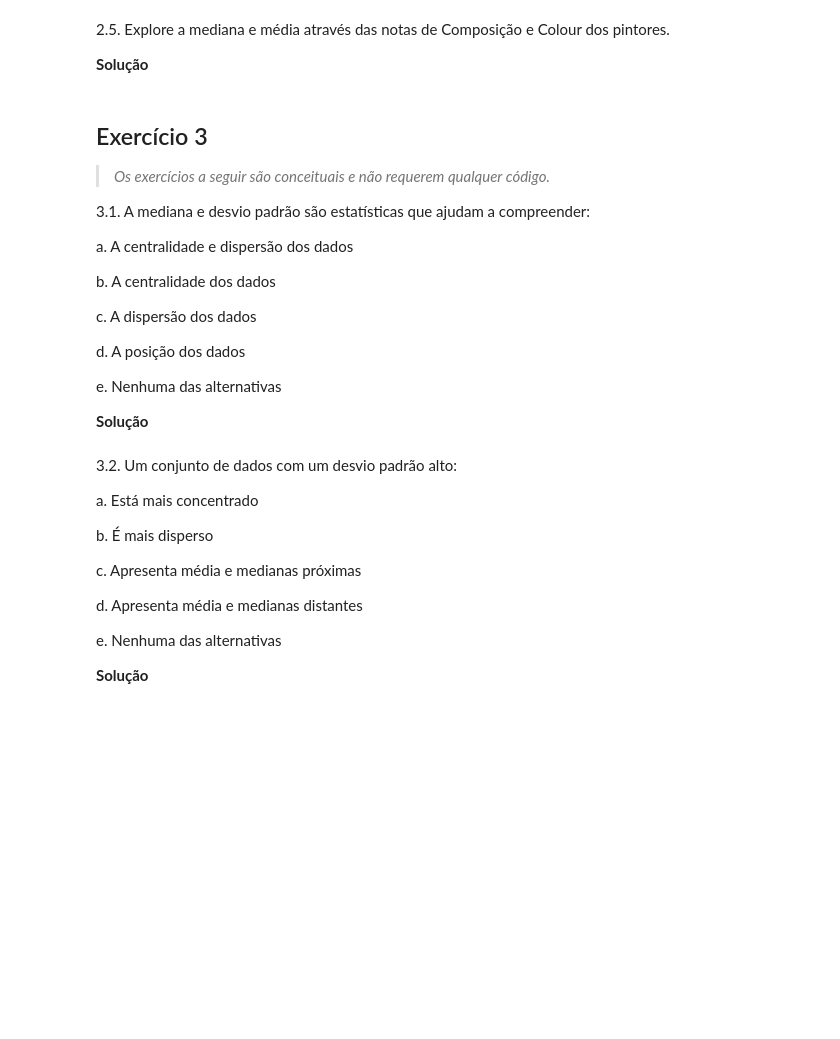
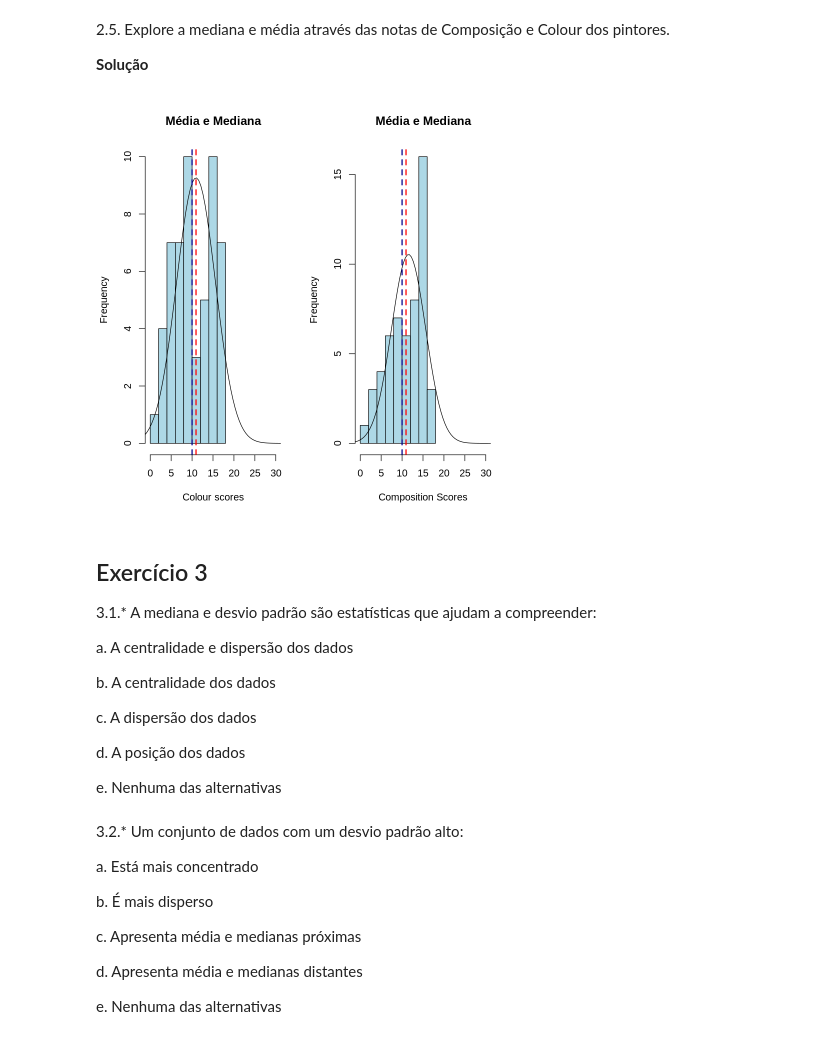
Before and after one commit to Rogerio-mack/Analise_Exploratoria_de_Dados, a Jupyter notebook: AED_3_ex.ipynb, the cells around one changed output. Drawn from its saved outputs; the diff is of its cells as text; code cells hidden in the pictures; blank space fills up the shorter version.

```diff
--- a/AED_3_ex.ipynb
+++ b/AED_3_ex.ipynb
@@ -110,3 +160,7 @@ A data.frame: 6 × 5
 DICA: crie uma nota com a soma de todas as pontuações dos pintores.
 
 **Solução**
+# %%
+painters['Score'] = painters[,c(1)] + painters[,c(2)] + painters[,c(3)] + painters[,c(4)]
+head(painters)
+painters[painters$Score == max(painters$Score), ]
@@ -121,9 +186,32 @@ DICA: crie uma nota com a soma de todas as pontuações dos pintores.
+# %%
+# Faremos uma exploração gráfica empregando vários recursos avançados aqui apenas para
+# você 'visualizar' as relações entre a média e mediana, o que pode ser bastante útil
+# para você. Mas sua solução solução pode mesmo ser simples e apenas comparar os valores. ;-)
+
+par(mfrow = c(1, 2))
+x = painters$Colour
+h = hist(x, col="lightblue", xlab="Colour scores", main="Média e Mediana", xlim=c(0,30))
+xfit = seq(min(x)-3*sd(x),max(x)+4*sd(x),length=100)
+yfit = dnorm(xfit,mean=mean(x),sd=sd(x))
+yfit = yfit*diff(h$mids[1:2])*length(x)
+lines(xfit, yfit, col="black", lwd=1)
+abline(v=mean(painters$Colour),col='red',lty = 2, lwd = 2)
+abline(v=median(painters$Colour),col='darkblue',lty = 2, lwd = 2)
+
+x = painters$Composition
+h = hist(x, col="lightblue", xlab="Composition Scores", main="Média e Mediana", xlim=c(0,30))
+xfit = seq(min(x)-3*sd(x),max(x)+4*sd(x),length=100)
+yfit = dnorm(xfit,mean=mean(x),sd=sd(x))
+yfit = yfit*diff(h$mids[1:2])*length(x)
+lines(xfit, yfit, col="black", lwd=1)
+abline(v=mean(painters$Colour),col='red',lty = 2, lwd = 2)
+abline(v=median(painters$Colour),col='darkblue',lty = 2, lwd = 2)
+# %% [output]
+[figure, added]
 # %% [markdown]
 ## Exercício 3
 
-> *Os exercícios a seguir são conceituais e não requerem qualquer código.*
-
-3.1. A mediana e desvio padrão são estatísticas que ajudam a compreender:
+3.1.* A mediana e desvio padrão são estatísticas que ajudam a compreender:
 
   a. A centralidade e dispersão dos dados
 
@@ -134,10 +222,8 @@ DICA: crie uma nota com a soma de todas as pontuações dos pintores.
   d. A posição dos dados
 
   e. Nenhuma das alternativas
-
-**Solução**
 # %% [markdown]
-3.2. Um conjunto de dados com um desvio padrão alto:
+3.2.* Um conjunto de dados com um desvio padrão alto:
 
   a. Está mais concentrado
 
@@ -148,6 +234,4 @@ DICA: crie uma nota com a soma de todas as pontuações dos pintores.
   d. Apresenta média e medianas distantes
 
   e. Nenhuma das alternativas
-
-**Solução**
 # %% [markdown]
```
Also changed, not shown: parts of 19 cells of this notebook.
